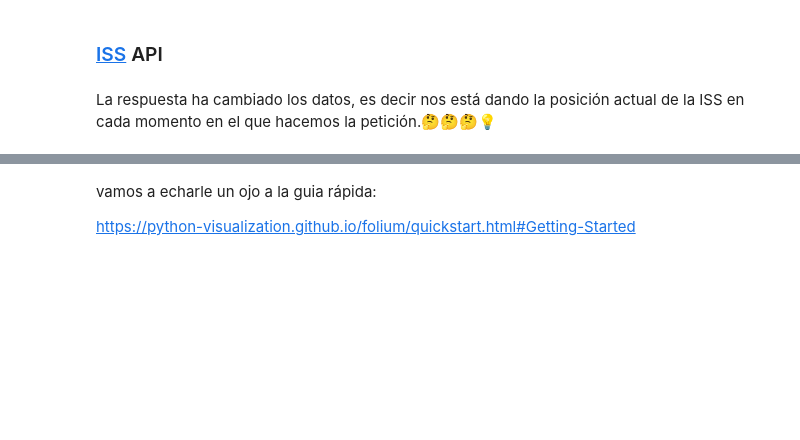
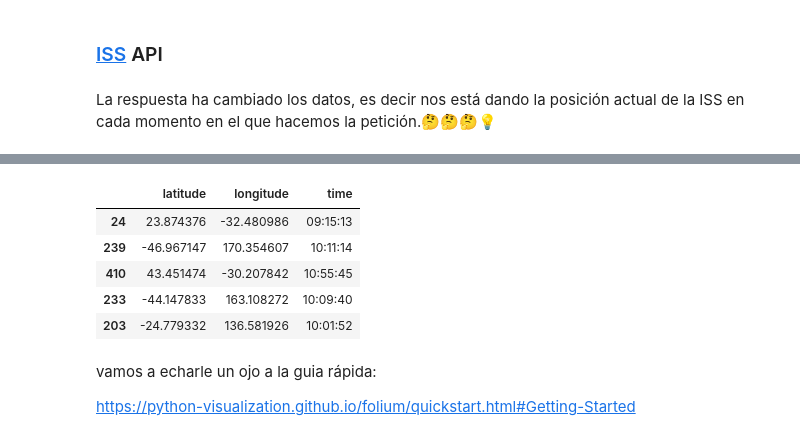
Before and after one commit to LuKaO13/Apuntes, a Jupyter notebook: 6_Peticiones_APIs.ipynb, the cells around one changed output, grey strips where cells are left out. Saved outputs shown, nothing was run; the diff lists cells and outputs as text; code cells hidden in the pictures; blank space fills up the shorter version.

```diff
--- a/6_Peticiones_APIs.ipynb
+++ b/6_Peticiones_APIs.ipynb
@@ -140,10 +190,19 @@ pd.DataFrame(posiciones)
+# %%
+df['time'] = df.timestamp.dt.time #Columna con la hora desde la columna timestamp
 # %%
 #podemos representar la trayectoria de la ISS, vamos  a hacer a través de folium
 #%conda install folium
 import folium #libreria para hacer mapas
 #filtramos nuestro dataframe para quedarnos con las columnas que nos interesan
-df=pd.DataFrame(posiciones)[['latitude', 'longitude']]
-df
+df2=df[['latitude', 'longitude','time']]
+df2.sample(5)
+# %% [output]
+|  | latitude | longitude | time |
+| 24 | 23.874376 | -32.480986 | 09:15:13 |
+| 239 | -46.967147 | 170.354607 | 10:11:14 |
+| 410 | 43.451474 | -30.207842 | 10:55:45 |
+| 233 | -44.147833 | 163.108272 | 10:09:40 |
+| 203 | -24.779332 | 136.581926 | 10:01:52 |
 # %% [markdown]
 vamos a echarle un ojo a la guia rápida:
 
```
Also changed, not shown: parts of 52 cells of this notebook, 3 other files.
